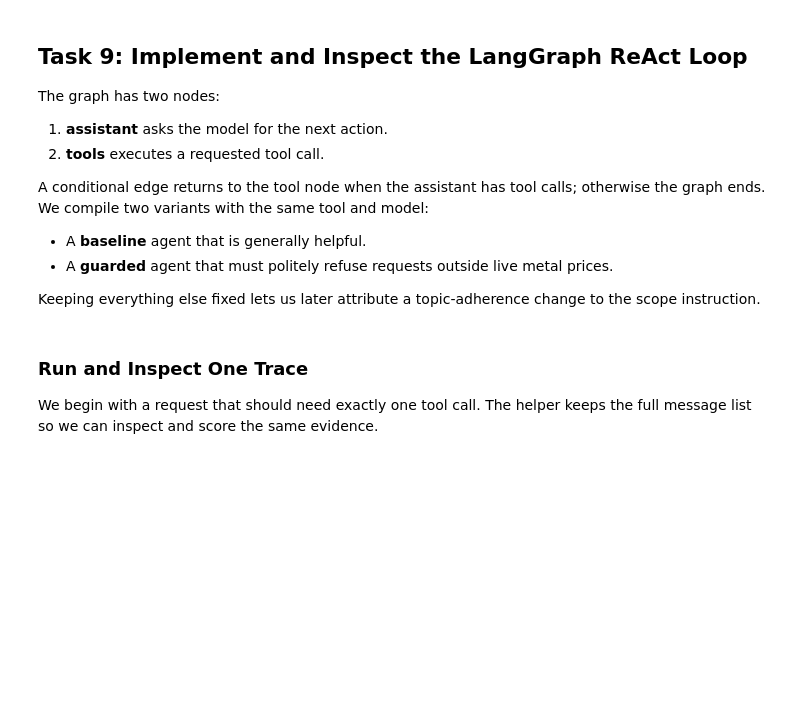
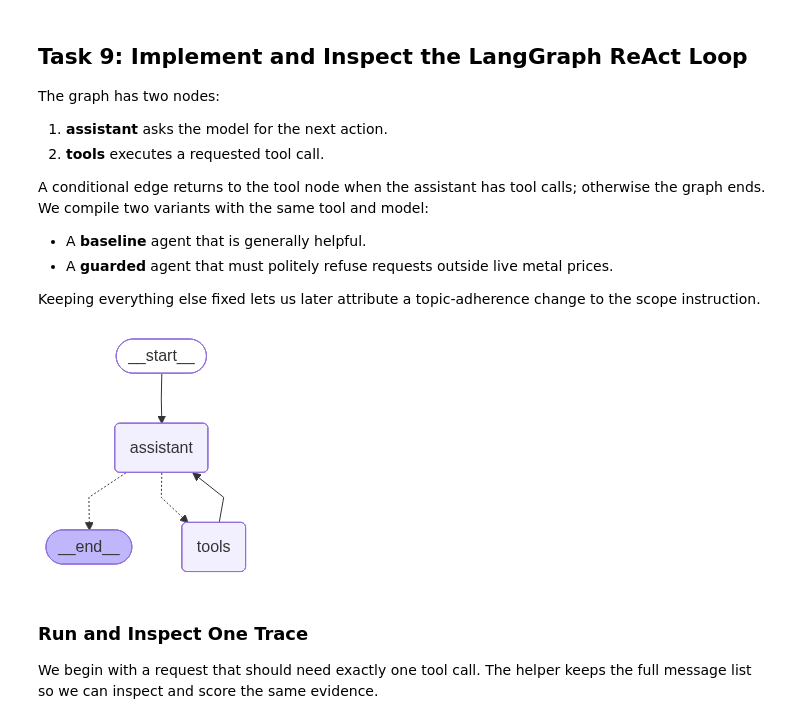
Before and after one commit to rakeshnetdev/AIEC01, a Jupyter notebook: 06_Agentic_RAG_Evaluation/01_Metal_Price_Agent_Evaluation_Ragas_LangGraph.ipynb, the cells around one changed output. Saved outputs shown, nothing was run; the diff lists cells and outputs as text; code cells hidden in the pictures; blank space fills up the shorter version.

```diff
--- a/06_Agentic_RAG_Evaluation/01_Metal_Price_Agent_Evaluation_Ragas_LangGraph.ipynb
+++ b/06_Agentic_RAG_Evaluation/01_Metal_Price_Agent_Evaluation_Ragas_LangGraph.ipynb
@@ -896,7 +991,11 @@ def build_metal_agent(system_prompt: str):
 baseline_agent = build_metal_agent(BASELINE_SYSTEM_PROMPT)
 guarded_agent = build_metal_agent(GUARDED_SYSTEM_PROMPT)
 # %%
-print(baseline_agent.get_graph().draw_mermaid())
+from IPython.display import Image, display
+
+display(Image(baseline_agent.get_graph().draw_mermaid_png()))
+# %% [output]
+[figure, added]
 # %% [markdown]
 ### Run and Inspect One Trace
 
```
Also changed, not shown: parts of 23 cells of this notebook.
